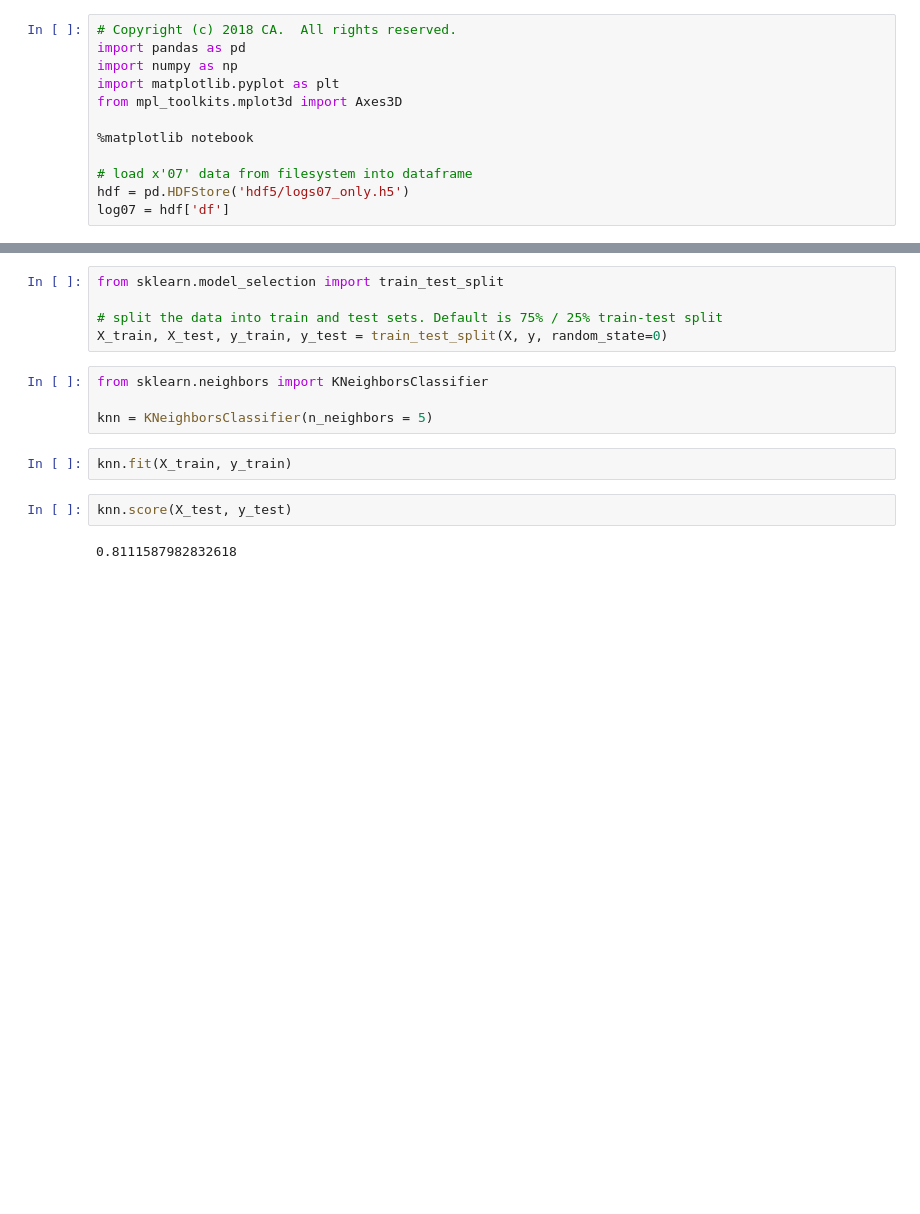
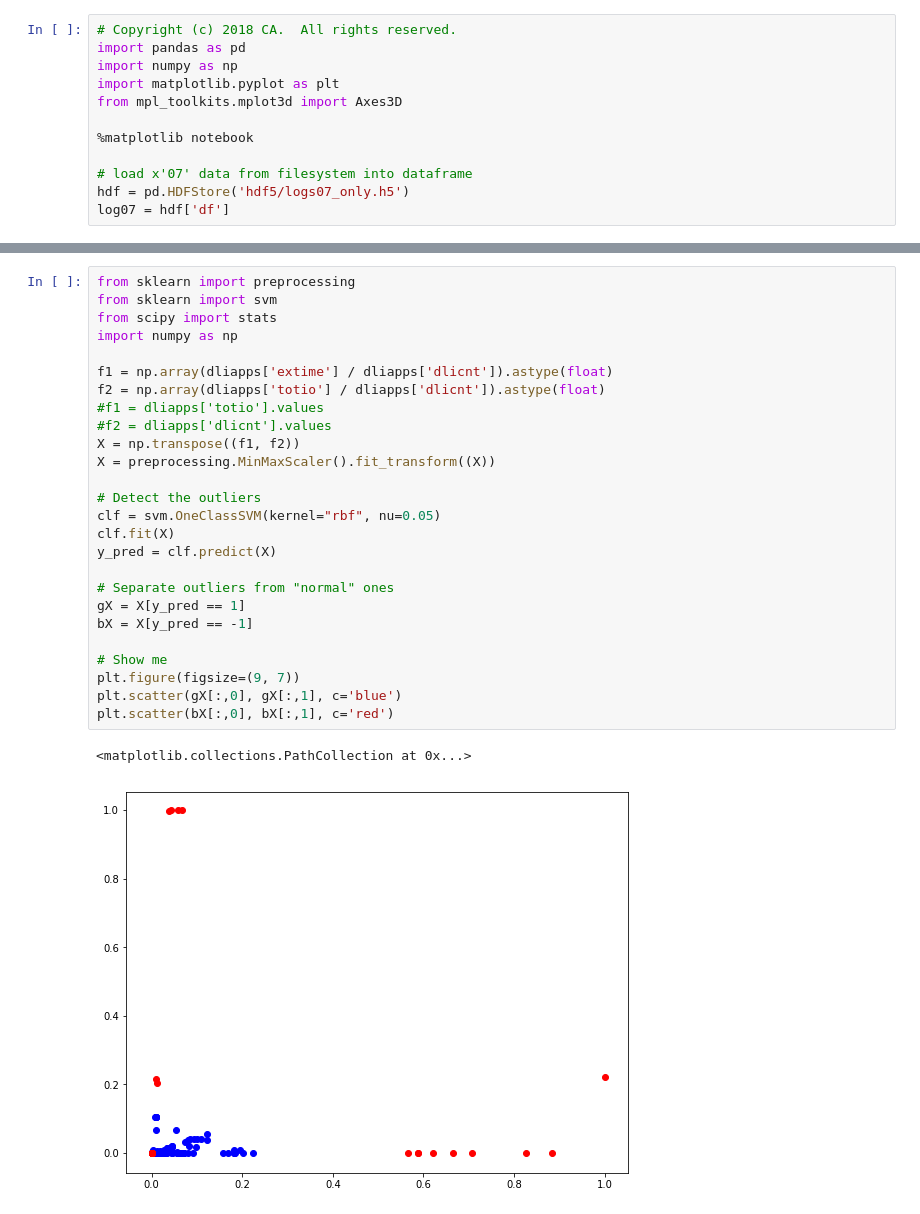
Before and after one commit to volov0/IMS-analytics, a Jupyter notebook: knn.ipynb, the cells around one changed output, grey strips where cells are left out. Saved outputs shown, nothing was run; the diff lists cells and outputs as text; blank space fills up the shorter version.

```diff
--- a/knn.ipynb
+++ b/knn.ipynb
@@ -49,15 +77,29 @@ dliapps[dliapps['lktime'] == (dliapps['lktime'].max())].iloc[0]
-# %%
-from sklearn.model_selection import train_test_split
-
-# split the data into train and test sets. Default is 75% / 25% train-test split
-X_train, X_test, y_train, y_test = train_test_split(X, y, random_state=0)
-# %%
-from sklearn.neighbors import KNeighborsClassifier
-
-knn = KNeighborsClassifier(n_neighbors = 5)
-# %%
-knn.fit(X_train, y_train)
-# %%
-knn.score(X_test, y_test)
-# %% [output]
-0.8111587982832618
+# %%
+from sklearn import preprocessing
+from sklearn import svm
+from scipy import stats
+import numpy as np
+
+f1 = np.array(dliapps['extime'] / dliapps['dlicnt']).astype(float)
+f2 = np.array(dliapps['totio'] / dliapps['dlicnt']).astype(float)
+#f1 = dliapps['totio'].values
+#f2 = dliapps['dlicnt'].values
+X = np.transpose((f1, f2))
+X = preprocessing.MinMaxScaler().fit_transform((X))
+
+# Detect the outliers
+clf = svm.OneClassSVM(kernel="rbf", nu=0.05)
+clf.fit(X)
+y_pred = clf.predict(X)
+
+# Separate outliers from "normal" ones
+gX = X[y_pred == 1]
+bX = X[y_pred == -1]
+
+# Show me
+plt.figure(figsize=(9, 7))
+plt.scatter(gX[:,0], gX[:,1], c='blue')
+plt.scatter(bX[:,0], bX[:,1], c='red')
+# %% [output]
+<matplotlib.collections.PathCollection at 0x...>
+[figure, added]
```
Also changed, not shown: parts of 4 cells of this notebook.
